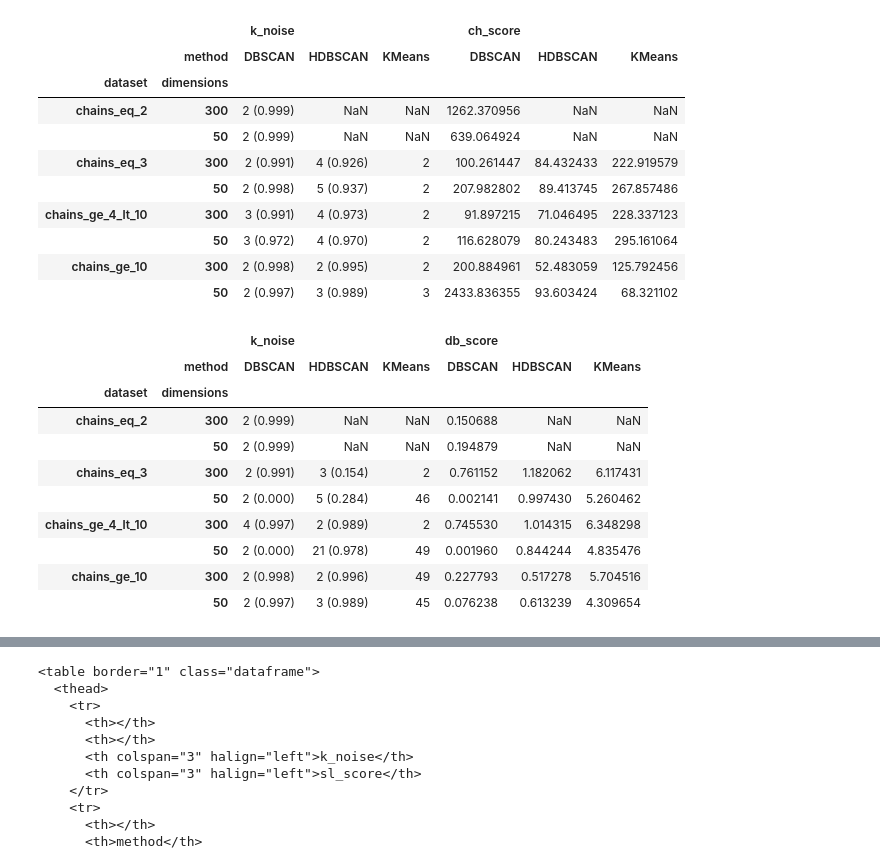
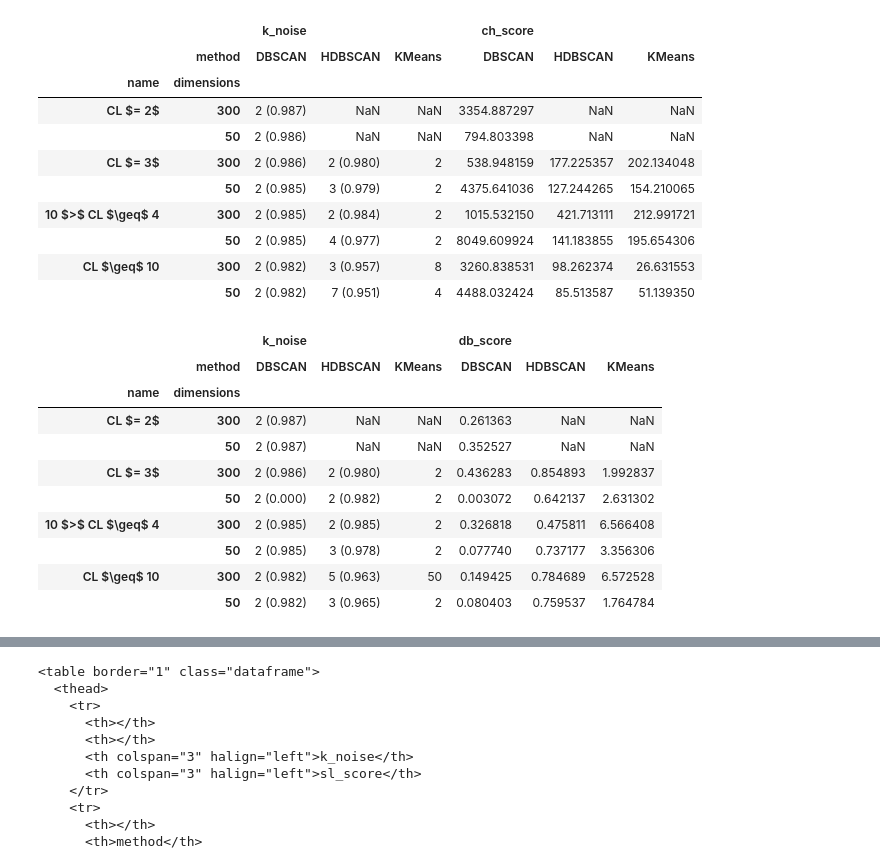
Before and after one commit to MiguelHeCa/tfm-nlp, a Jupyter notebook: notebooks/Results.ipynb, the cells around one changed output, grey strips where cells are left out. Saved outputs shown, nothing was run; the diff lists cells and outputs as text; code cells hidden in the pictures.

```diff
--- a/notebooks/Results.ipynb
+++ b/notebooks/Results.ipynb
@@ -19,7 +19,7 @@ plt.rcParams["figure.autolayout"] = True
 # %%
 data_dir = Path(Path.cwd().parent, 'data/interim')
 models_dir = Path(Path.cwd().parent, 'models')
-evals_dir = Path(data_dir, 'evals_2')
+evals_dir = Path(data_dir, 'evals_3')
 # %%
 datasets_order = {
     'chains_eq_2': 0,
@@ -125,11 +167,11 @@ plt.show()
 # %%
-hdbscan_list = [pd.read_csv(path) for path in evals_dir.glob('*_hdbscan*.csv')]
-df_hdbscan = pd.concat(hdbscan_list, ignore_index=True)
-df_hdbscan['size'] = df_hdbscan['dataset'].map(sizes)
-df_hdbscan['prop_noise'] = df_hdbscan['n_noise']/df_hdbscan['size']
-df_hdbscan['dimensions'] = df_hdbscan['dataset'].apply(lambda s: s.split('_')[-1])
-df_hdbscan['dataset'] = df_hdbscan['dataset'].apply(lambda s: '_'.join(s.split('_')[:-1]))
-df_hdbscan['order'] = df_hdbscan['dataset'].map(datasets_order)
+# hdbscan_list = [pd.read_csv(path) for path in evals_dir.glob('*_hdbscan*.csv')]
+# df_hdbscan = pd.concat(hdbscan_list, ignore_index=True)
+# df_hdbscan['size'] = df_hdbscan['dataset'].map(sizes)
+# df_hdbscan['prop_noise'] = df_hdbscan['n_noise']/df_hdbscan['size']
+# df_hdbscan['dimensions'] = df_hdbscan['dataset'].apply(lambda s: s.split('_')[-1])
+# df_hdbscan['dataset'] = df_hdbscan['dataset'].apply(lambda s: '_'.join(s.split('_')[:-1]))
+# df_hdbscan['order'] = df_hdbscan['dataset'].map(datasets_order)
 # %%
 scores = ['sl_score','ch_score','db_score', 'entropy']
 datasets = df_hdbscan.sort_values(by='order')['dataset'].unique()
@@ -179,6 +221,6 @@ df_hdbscan['method'] = 'HDBSCAN'
 datasets = df_dbscan.sort_values(by='order')['dataset'].unique()
 # %%
-columns = ['order', 'dataset', 'dimensions', 'method', 'k_noise', 'sl_score']
+columns = ['order', 'dataset', 'name', 'dimensions', 'method', 'k_noise', 'sl_score']
 scores = []
 for dat in datasets:
     for dim in ['300', '50']:
@@ -187,7 +229,7 @@ for dat in datasets:
         tmp3 = df_hdbscan.loc[(df_hdbscan['dataset']==dat) &(df_hdbscan['dimensions']==dim),columns].sort_values(columns[-1],ascending=False).head(1)
         scores.append(pd.concat([tmp1, tmp2, tmp3]))
 df_sl = pd.concat(scores)
-df_sl.pivot(index=columns[:3], columns=columns[3]).droplevel(0)
+df_sl.pivot(index=columns[:4], columns=columns[4]).droplevel([0,1])
 # %% [output]
 |  |  | k_noise |  |  | sl_score |  |  |
 |  | method | DBSCAN | HDBSCAN | KMeans | DBSCAN | HDBSCAN | KMeans |
@@ -203,5 +245,5 @@ df_sl.pivot(index=columns[:3], columns=columns[3]).droplevel(0)
 # %%
-columns = ['order', 'dataset','dimensions', 'method', 'k_noise', 'ch_score'] # n_clusters
+columns = ['order', 'dataset', 'name', 'dimensions', 'method', 'k_noise', 'ch_score'] # n_clusters
 scores = []
 for dat in datasets:
     for dim in ['300', '50']:
@@ -210,40 +252,40 @@ for dat in datasets:
         tmp3 = df_hdbscan.loc[(df_hdbscan['dataset']==dat) &(df_hdbscan['dimensions']==dim),columns].sort_values(columns[-1],ascending=False).head(1)
         scores.append(pd.concat([tmp1, tmp2, tmp3]))
 df_ch = pd.concat(scores)
-df_ch.pivot(index=columns[:3], columns=columns[3]).droplevel(0)
+df_ch.pivot(index=columns[:4], columns=columns[4]).droplevel([0,1])
 # %% [output]
 |  |  | k_noise |  |  | ch_score |  |  |
 |  | method | DBSCAN | HDBSCAN | KMeans | DBSCAN | HDBSCAN | KMeans |
-| dataset | dimensions |  |  |  |  |  |  |
-| chains_eq_2 | 300 | 2 (0.999) | NaN | NaN | 1262.370956 | NaN | NaN |
-|  | 50 | 2 (0.999) | NaN | NaN | 639.064924 | NaN | NaN |
-| chains_eq_3 | 300 | 2 (0.991) | 4 (0.926) | 2 | 100.261447 | 84.432433 | 222.919579 |
-|  | 50 | 2 (0.998) | 5 (0.937) | 2 | 207.982802 | 89.413745 | 267.857486 |
-| chains_ge_4_lt_10 | 300 | 3 (0.991) | 4 (0.973) | 2 | 91.897215 | 71.046495 | 228.337123 |
-|  | 50 | 3 (0.972) | 4 (0.970) | 2 | 116.628079 | 80.243483 | 295.161064 |
-| chains_ge_10 | 300 | 2 (0.998) | 2 (0.995) | 2 | 200.884961 | 52.483059 | 125.792456 |
-|  | 50 | 2 (0.997) | 3 (0.989) | 3 | 2433.836355 | 93.603424 | 68.321102 |
+| name | dimensions |  |  |  |  |  |  |
+| CL $= 2$ | 300 | 2 (0.987) | NaN | NaN | 3354.887297 | NaN | NaN |
+|  | 50 | 2 (0.986) | NaN | NaN | 794.803398 | NaN | NaN |
+| CL $= 3$ | 300 | 2 (0.986) | 2 (0.980) | 2 | 538.948159 | 177.225357 | 202.134048 |
+|  | 50 | 2 (0.985) | 3 (0.979) | 2 | 4375.641036 | 127.244265 | 154.210065 |
+| 10 $>$ CL $\geq$ 4 | 300 | 2 (0.985) | 2 (0.984) | 2 | 1015.532150 | 421.713111 | 212.991721 |
+|  | 50 | 2 (0.985) | 4 (0.977) | 2 | 8049.609924 | 141.183855 | 195.654306 |
+| CL $\geq$ 10 | 300 | 2 (0.982) | 3 (0.957) | 8 | 3260.838531 | 98.262374 | 26.631553 |
+|  | 50 | 2 (0.982) | 7 (0.951) | 4 | 4488.032424 | 85.513587 | 51.139350 |
 # %%
-columns = ['order', 'dataset', 'dimensions', 'method', 'k_noise', 'db_score'] # n_clusters
+columns = ['order', 'dataset',  'name', 'dimensions', 'method', 'k_noise', 'db_score'] # n_clusters
 scores = []
 for dat in datasets:
     for dim in ['300', '50']:
         tmp1 = df_kmeans.loc[(df_kmeans['dataset']==dat) &(df_kmeans['dimensions']==dim),columns].sort_values(columns[-1],ascending=True).head(1)
         tmp2 = df_dbscan.loc[(df_dbscan['dataset']==dat) &(df_dbscan['dimensions']==dim),columns].sort_values(columns[-1],ascending=True).head(1)
         tmp3 = df_hdbscan.loc[(df_hdbscan['dataset']==dat) &(df_hdbscan['dimensions']==dim),columns].sort_values(columns[-1],ascending=True).head(1)
         scores.append(pd.concat([tmp1, tmp2, tmp3]))
 df_db = pd.concat(scores)
-df_db.pivot(index=columns[:3], columns=columns[3]).droplevel(0)
+df_db.pivot(index=columns[:4], columns=columns[4]).droplevel([0,1])
 # %% [output]
 |  |  | k_noise |  |  | db_score |  |  |
 |  | method | DBSCAN | HDBSCAN | KMeans | DBSCAN | HDBSCAN | KMeans |
-| dataset | dimensions |  |  |  |  |  |  |
-| chains_eq_2 | 300 | 2 (0.999) | NaN | NaN | 0.150688 | NaN | NaN |
-|  | 50 | 2 (0.999) | NaN | NaN | 0.194879 | NaN | NaN |
-| chains_eq_3 | 300 | 2 (0.991) | 3 (0.154) | 2 | 0.761152 | 1.182062 | 6.117431 |
-|  | 50 | 2 (0.000) | 5 (0.284) | 46 | 0.002141 | 0.997430 | 5.260462 |
-| chains_ge_4_lt_10 | 300 | 4 (0.997) | 2 (0.989) | 2 | 0.745530 | 1.014315 | 6.348298 |
-|  | 50 | 2 (0.000) | 21 (0.978) | 49 | 0.001960 | 0.844244 | 4.835476 |
-| chains_ge_10 | 300 | 2 (0.998) | 2 (0.996) | 49 | 0.227793 | 0.517278 | 5.704516 |
-|  | 50 | 2 (0.997) | 3 (0.989) | 45 | 0.076238 | 0.613239 | 4.309654 |
+| name | dimensions |  |  |  |  |  |  |
+| CL $= 2$ | 300 | 2 (0.987) | NaN | NaN | 0.261363 | NaN | NaN |
+|  | 50 | 2 (0.987) | NaN | NaN | 0.352527 | NaN | NaN |
+| CL $= 3$ | 300 | 2 (0.986) | 2 (0.980) | 2 | 0.436283 | 0.854893 | 1.992837 |
+|  | 50 | 2 (0.000) | 2 (0.982) | 2 | 0.003072 | 0.642137 | 2.631302 |
+| 10 $>$ CL $\geq$ 4 | 300 | 2 (0.985) | 2 (0.985) | 2 | 0.326818 | 0.475811 | 6.566408 |
+|  | 50 | 2 (0.985) | 3 (0.978) | 2 | 0.077740 | 0.737177 | 3.356306 |
+| CL $\geq$ 10 | 300 | 2 (0.982) | 5 (0.963) | 50 | 0.149425 | 0.784689 | 6.572528 |
+|  | 50 | 2 (0.982) | 3 (0.965) | 2 | 0.080403 | 0.759537 | 1.764784 |
 # %%
```
Also changed, not shown: parts of 14 cells of this notebook.
